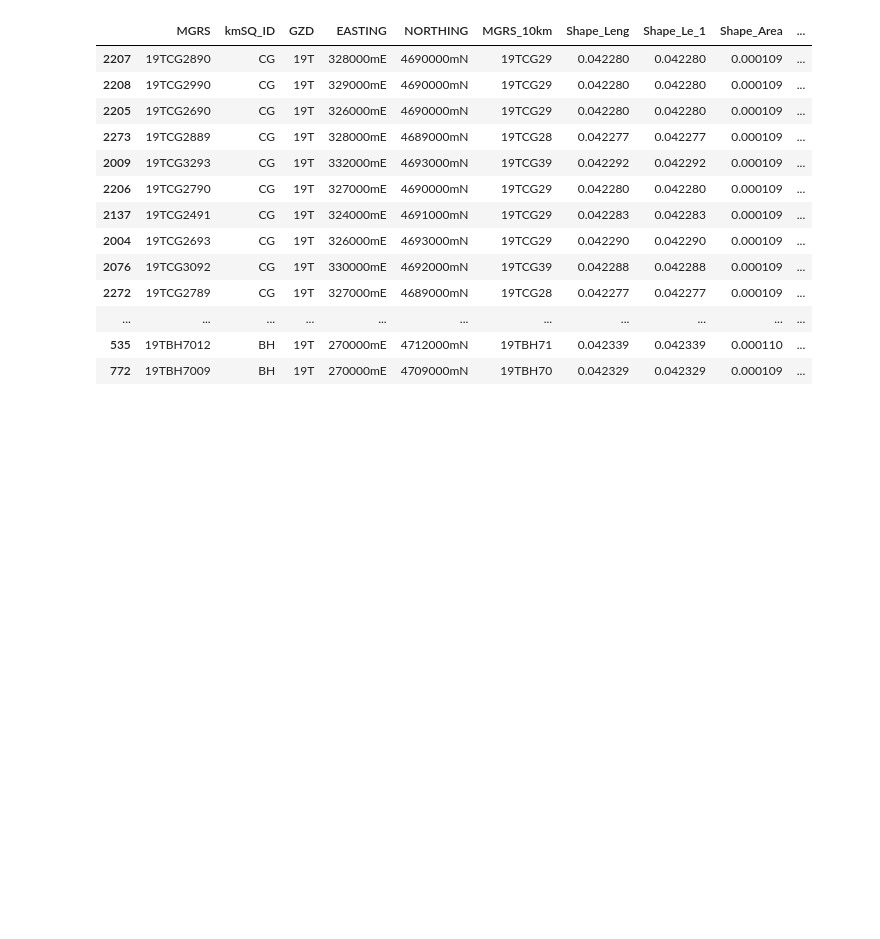
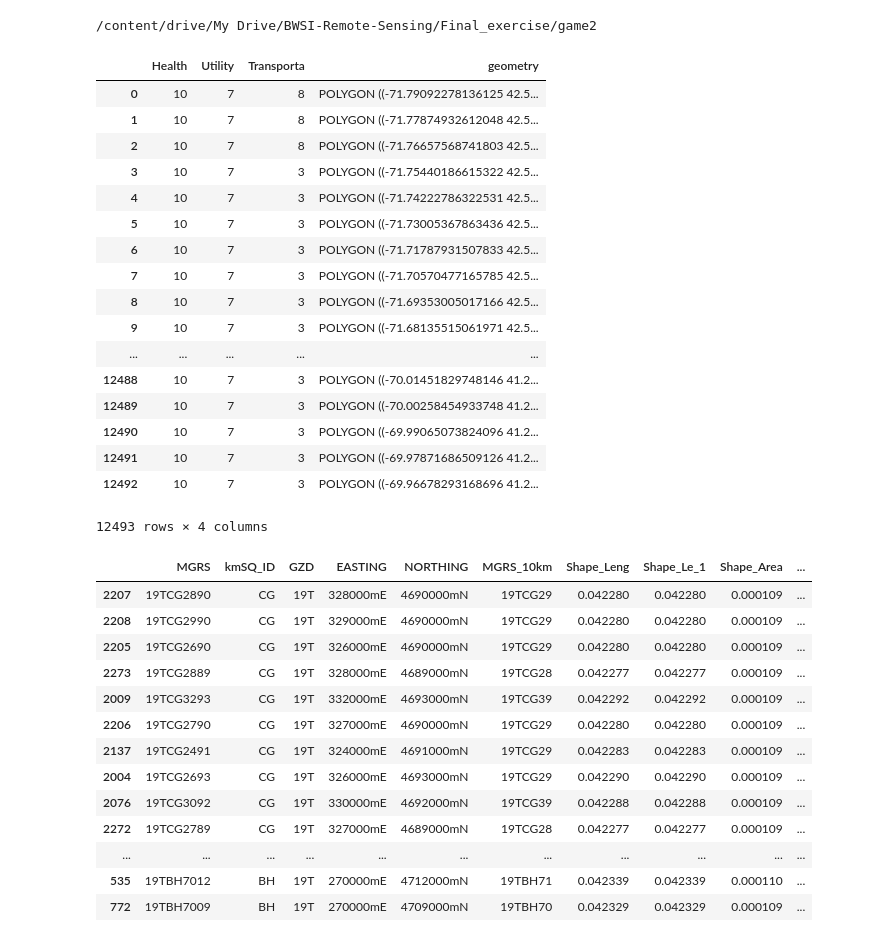
Before and after one commit to bwsi-hadr/2019-student-final-exercise, a Jupyter notebook: Hospital_Lee_Joseph_Final_exercise_grid.ipynb, the cells around one changed output. Cells and saved outputs as stored; diff of their text form; code cells hidden in the pictures; blank space fills up the shorter version.

```diff
--- a/Hospital_Lee_Joseph_Final_exercise_grid.ipynb
+++ b/Hospital_Lee_Joseph_Final_exercise_grid.ipynb
@@ -80,5 +72,30 @@ flooding.dbf          game_grid_all_stats.cpg  game_grid_all_stats.shx
+# %%
+cd ..
+# %% [output]
+/content/drive/My Drive/BWSI-Remote-Sensing/Final_exercise/game2
 # %%
-game_grid = gpd.read_file('game_grid_export/game_grid_all_stats.shp')
+game_grid = gpd.read_file('curr_grid.shp')
+game_grid
+# Transporta(tation) tells you
+# %% [output]
+|  | Health | Utility | Transporta | geometry |
+| 0 | 10 | 7 | 8 | POLYGON ((-71.79092278136125 42.5... |
+| 1 | 10 | 7 | 8 | POLYGON ((-71.77874932612048 42.5... |
+| 2 | 10 | 7 | 8 | POLYGON ((-71.76657568741803 42.5... |
+| 3 | 10 | 7 | 3 | POLYGON ((-71.75440186615322 42.5... |
+| 4 | 10 | 7 | 3 | POLYGON ((-71.74222786322531 42.5... |
+| 5 | 10 | 7 | 3 | POLYGON ((-71.73005367863436 42.5... |
+| 6 | 10 | 7 | 3 | POLYGON ((-71.71787931507833 42.5... |
+| 7 | 10 | 7 | 3 | POLYGON ((-71.70570477165785 42.5... |
+| 8 | 10 | 7 | 3 | POLYGON ((-71.69353005017166 42.5... |
+| 9 | 10 | 7 | 3 | POLYGON ((-71.68135515061971 42.5... |
+| ... | ... | ... | ... | ... |
+| 12488 | 10 | 7 | 3 | POLYGON ((-70.01451829748146 41.2... |
+| 12489 | 10 | 7 | 3 | POLYGON ((-70.00258454933748 41.2... |
+| 12490 | 10 | 7 | 3 | POLYGON ((-69.99065073824096 41.2... |
+| 12491 | 10 | 7 | 3 | POLYGON ((-69.97871686509126 41.2... |
+| 12492 | 10 | 7 | 3 | POLYGON ((-69.96678293168696 41.2... |
+12493 rows × 4 columns
 # %%
 flooding = gpd.read_file('game_grid_export/flooding.shp')
 # %%
```
Also changed, not shown: parts of 3 cells of this notebook.
